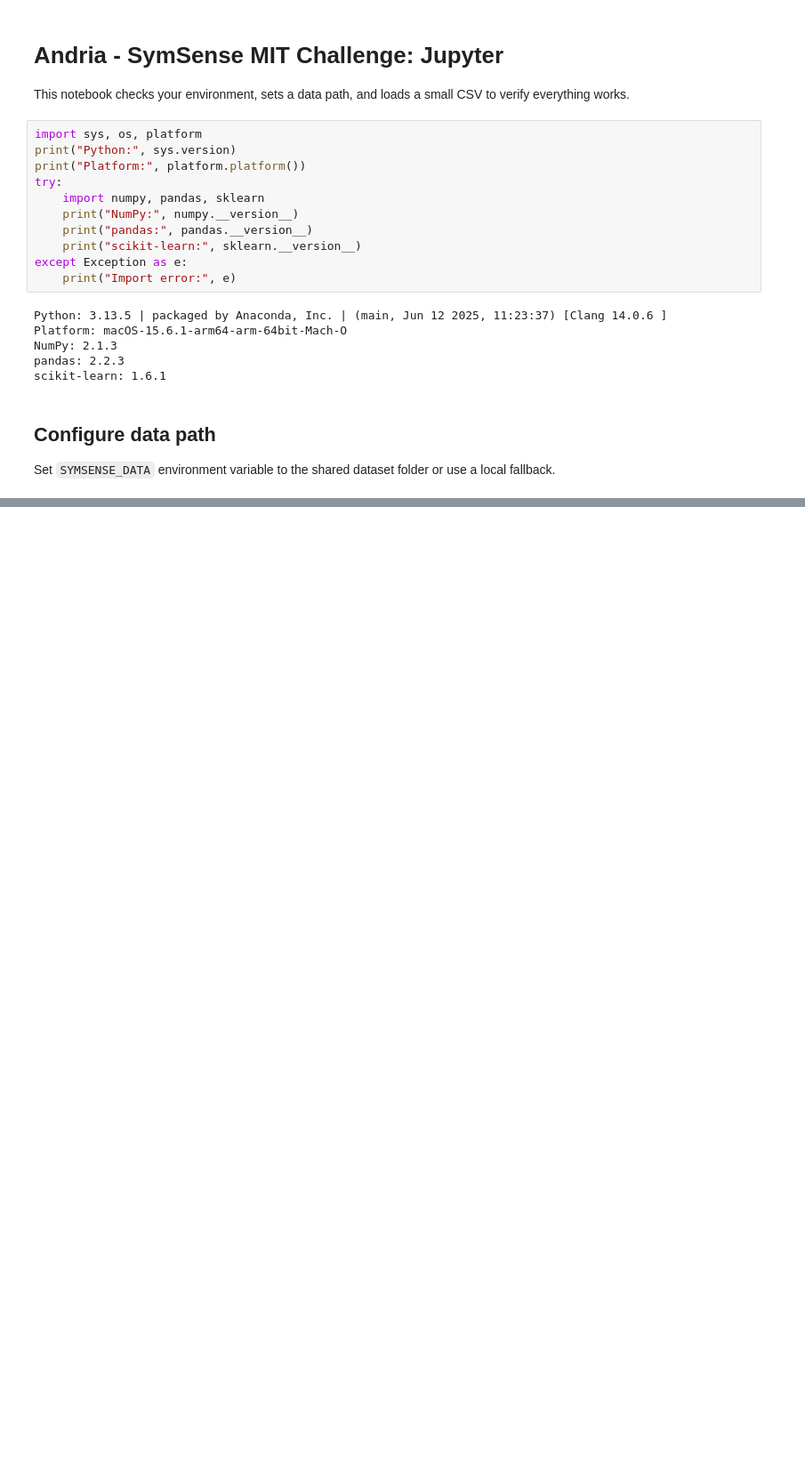
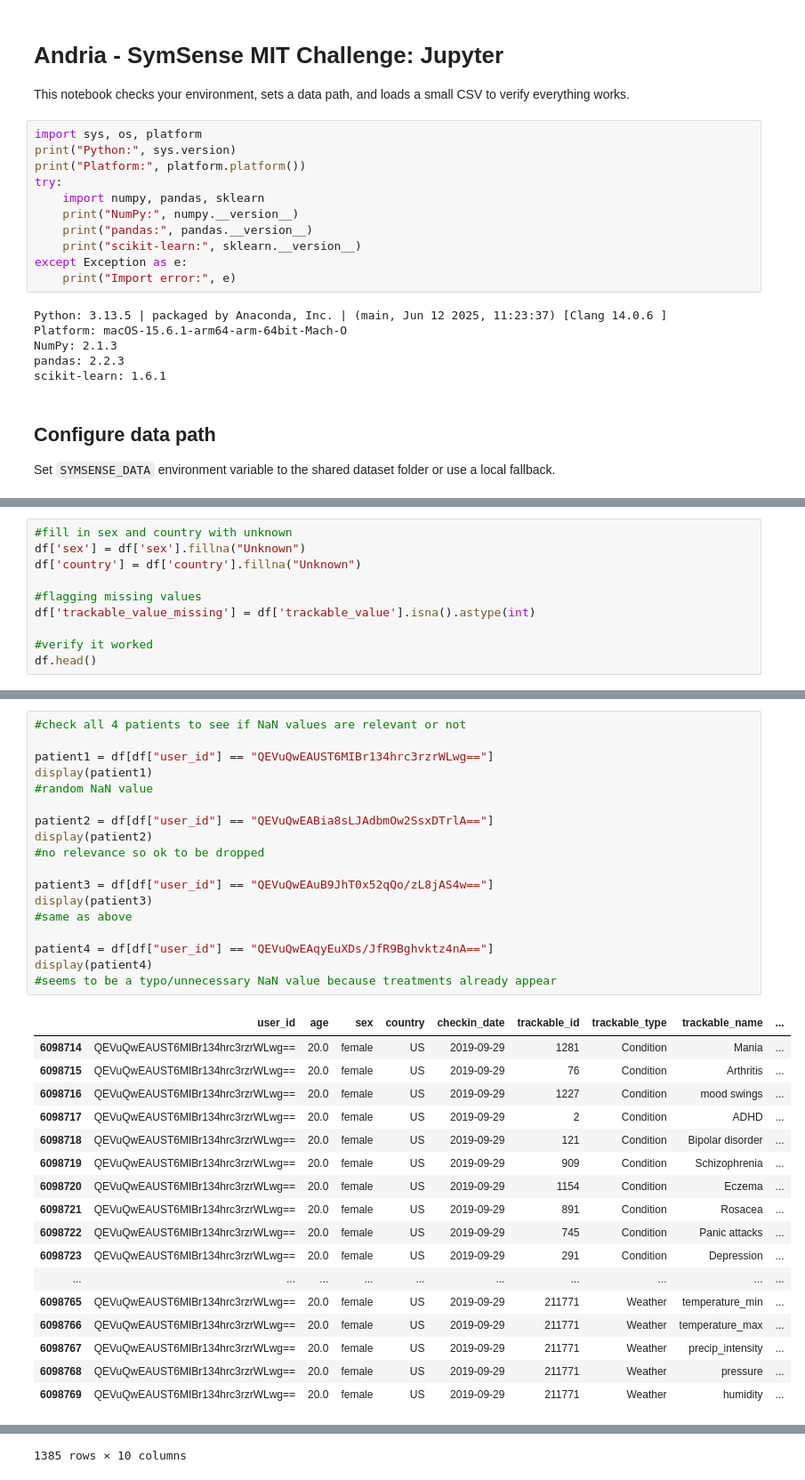
Before and after one commit to SymSenseAI/symsense-mit-challenge-2025-Jupyter-first, a Jupyter notebook: symsense-mit-challenge-2025-Jupyter-first/notebooks/andria_datacleaning.ipynb, the cells around one changed output, grey strips where cells are left out. Shown at 89% size. Drawn from its saved outputs; the diff is of its cells as text; blank space fills up the shorter version.

```diff
--- a/symsense-mit-challenge-2025-Jupyter-first/notebooks/andria_datacleaning.ipynb
+++ b/symsense-mit-challenge-2025-Jupyter-first/notebooks/andria_datacleaning.ipynb
@@ -43,0 +137,10 @@ Place a small CSV at: data/raw/example.csv
+# %%
+#fill in sex and country with unknown
+df['sex'] = df['sex'].fillna("Unknown")
+df['country'] = df['country'].fillna("Unknown")
+
+#flagging missing values
+df['trackable_value_missing'] = df['trackable_value'].isna().astype(int)
+
+#verify it worked
+df.head()
@@ -43,0 +191,36 @@ Place a small CSV at: data/raw/example.csv
+# %%
+#check all 4 patients to see if NaN values are relevant or not
+
+patient1 = df[df["user_id"] == "QEVuQwEAUST6MIBr134hrc3rzrWLwg=="]
+display(patient1)
+#random NaN value
+
+patient2 = df[df["user_id"] == "QEVuQwEABia8sLJAdbmOw2SsxDTrlA=="]
+display(patient2)
+#no relevance so ok to be dropped
+
+patient3 = df[df["user_id"] == "QEVuQwEAuB9JhT0x52qQo/zL8jAS4w=="]
+display(patient3)
+#same as above
+
+patient4 = df[df["user_id"] == "QEVuQwEAqyEuXDs/JfR9Bghvktz4nA=="]
+display(patient4)
+#seems to be a typo/unnecessary NaN value because treatments already appear
+# %% [output]
+|  | user_id | age | sex | country | checkin_date | trackable_id | trackable_type | trackable_name | ... |
+| 6098714 | QEVuQwEAUST6MIBr134hrc3rzrWLwg== | 20.0 | female | US | 2019-09-29 | 1281 | Condition | Mania | ... |
+| 6098715 | QEVuQwEAUST6MIBr134hrc3rzrWLwg== | 20.0 | female | US | 2019-09-29 | 76 | Condition | Arthritis | ... |
+| 6098716 | QEVuQwEAUST6MIBr134hrc3rzrWLwg== | 20.0 | female | US | 2019-09-29 | 1227 | Condition | mood swings | ... |
+| 6098717 | QEVuQwEAUST6MIBr134hrc3rzrWLwg== | 20.0 | female | US | 2019-09-29 | 2 | Condition | ADHD | ... |
+| 6098718 | QEVuQwEAUST6MIBr134hrc3rzrWLwg== | 20.0 | female | US | 2019-09-29 | 121 | Condition | Bipolar disorder | ... |
+| 6098719 | QEVuQwEAUST6MIBr134hrc3rzrWLwg== | 20.0 | female | US | 2019-09-29 | 909 | Condition | Schizophrenia | ... |
+| 6098720 | QEVuQwEAUST6MIBr134hrc3rzrWLwg== | 20.0 | female | US | 2019-09-29 | 1154 | Condition | Eczema | ... |
+| 6098721 | QEVuQwEAUST6MIBr134hrc3rzrWLwg== | 20.0 | female | US | 2019-09-29 | 891 | Condition | Rosacea | ... |
+| 6098722 | QEVuQwEAUST6MIBr134hrc3rzrWLwg== | 20.0 | female | US | 2019-09-29 | 745 | Condition | Panic attacks | ... |
+| 6098723 | QEVuQwEAUST6MIBr134hrc3rzrWLwg== | 20.0 | female | US | 2019-09-29 | 291 | Condition | Depression | ... |
+| ... | ... | ... | ... | ... | ... | ... | ... | ... | ... |
+| 6098765 | QEVuQwEAUST6MIBr134hrc3rzrWLwg== | 20.0 | female | US | 2019-09-29 | 211771 | Weather | temperature_min | ... |
+| 6098766 | QEVuQwEAUST6MIBr134hrc3rzrWLwg== | 20.0 | female | US | 2019-09-29 | 211771 | Weather | temperature_max | ... |
+| 6098767 | QEVuQwEAUST6MIBr134hrc3rzrWLwg== | 20.0 | female | US | 2019-09-29 | 211771 | Weather | precip_intensity | ... |
+| 6098768 | QEVuQwEAUST6MIBr134hrc3rzrWLwg== | 20.0 | female | US | 2019-09-29 | 211771 | Weather | pressure | ... |
+| 6098769 | QEVuQwEAUST6MIBr134hrc3rzrWLwg== | 20.0 | female | US | 2019-09-29 | 211771 | Weather | humidity | ... |
@@ -43,0 +265 @@ Place a small CSV at: data/raw/example.csv
+1385 rows × 10 columns
```
Also changed, not shown: parts of 13 cells of this notebook.
